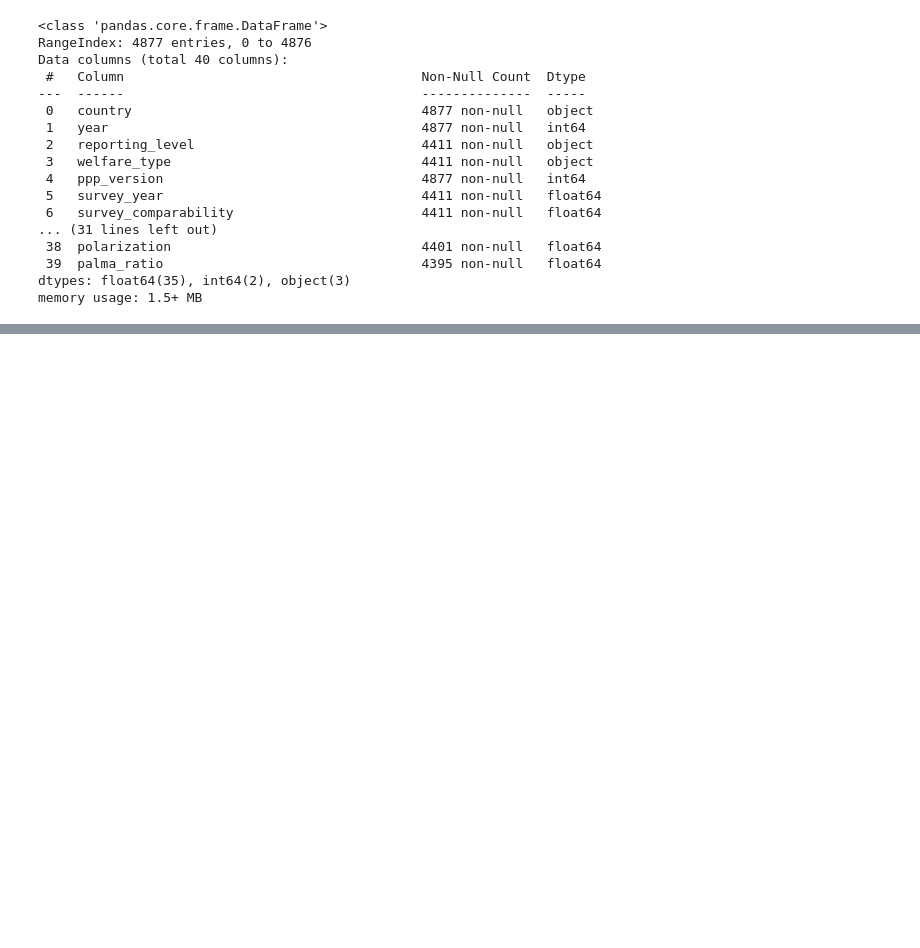
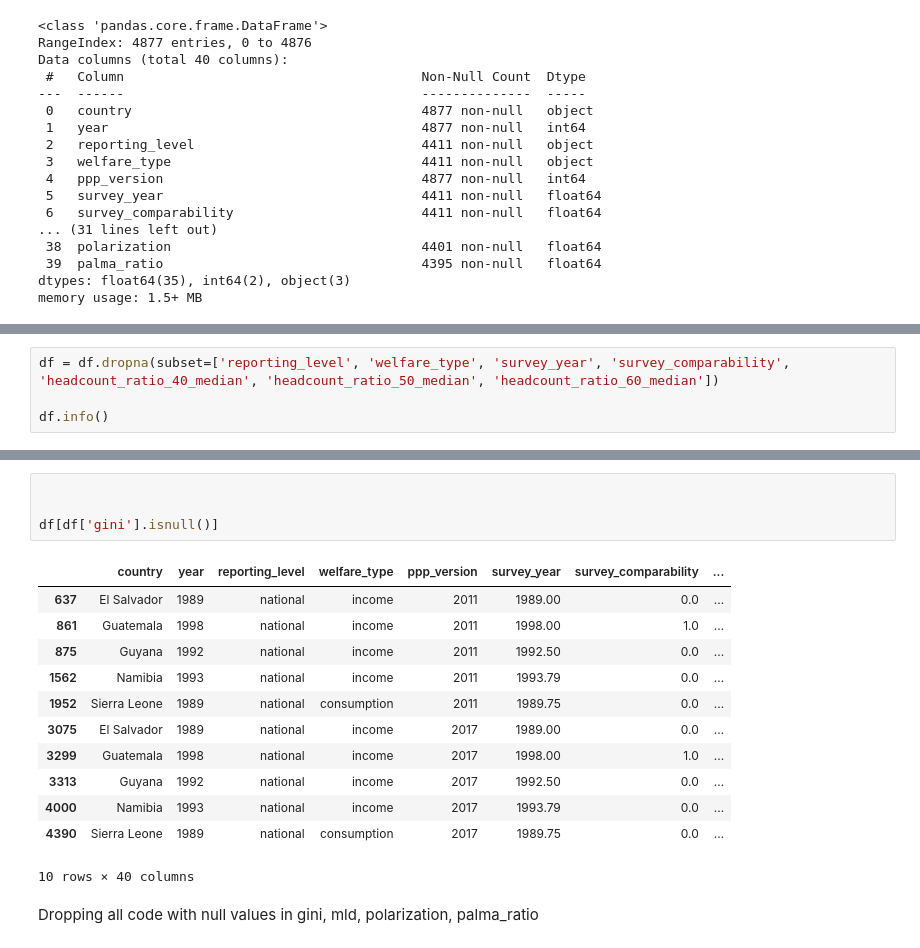
Before and after one commit to Matt-L-053124/FTI-World-Poverty-DSRP, a Jupyter notebook: Matthew_L_World_Poverty_Notebook.ipynb, the cells around one changed output, grey strips where cells are left out. Drawn from its saved outputs; the diff is of its cells as text; blank space fills up the shorter version.

```diff
--- a/Matthew_L_World_Poverty_Notebook.ipynb
+++ b/Matthew_L_World_Poverty_Notebook.ipynb
@@ -113,0 +143,4 @@ memory usage: 1.5+ MB
+# %%
+df = df.dropna(subset=['reporting_level', 'welfare_type', 'survey_year', 'survey_comparability', 'headcount_ratio_40_median', 'headcount_ratio_50_median', 'headcount_ratio_60_median'])
+
+df.info()
@@ -113,0 +165,19 @@ memory usage: 1.5+ MB
+# %%
+
+
+df[df['gini'].isnull()]
+# %% [output]
+|  | country | year | reporting_level | welfare_type | ppp_version | survey_year | survey_comparability | ... |
+| 637 | El Salvador | 1989 | national | income | 2011 | 1989.00 | 0.0 | ... |
+| 861 | Guatemala | 1998 | national | income | 2011 | 1998.00 | 1.0 | ... |
+| 875 | Guyana | 1992 | national | income | 2011 | 1992.50 | 0.0 | ... |
+| 1562 | Namibia | 1993 | national | income | 2011 | 1993.79 | 0.0 | ... |
+| 1952 | Sierra Leone | 1989 | national | consumption | 2011 | 1989.75 | 0.0 | ... |
+| 3075 | El Salvador | 1989 | national | income | 2017 | 1989.00 | 0.0 | ... |
+| 3299 | Guatemala | 1998 | national | income | 2017 | 1998.00 | 1.0 | ... |
+| 3313 | Guyana | 1992 | national | income | 2017 | 1992.50 | 0.0 | ... |
+| 4000 | Namibia | 1993 | national | income | 2017 | 1993.79 | 0.0 | ... |
+| 4390 | Sierra Leone | 1989 | national | consumption | 2017 | 1989.75 | 0.0 | ... |
+10 rows × 40 columns
+# %% [markdown]
+Dropping all code with null values in gini, mld, polarization, palma_ratio
```
Also changed, not shown: parts of 5 cells of this notebook.
